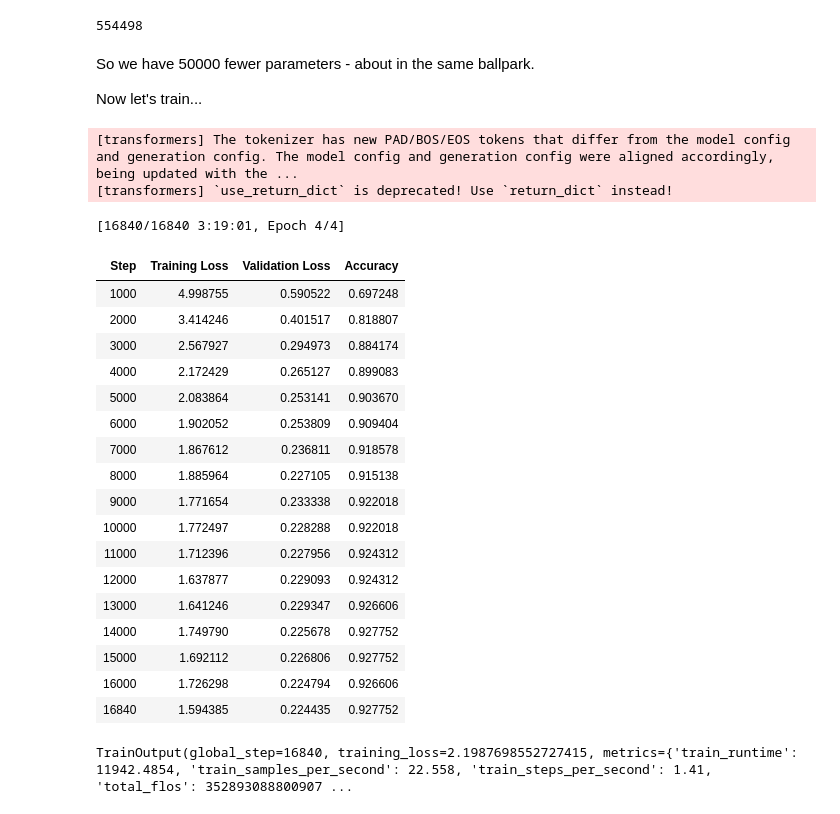
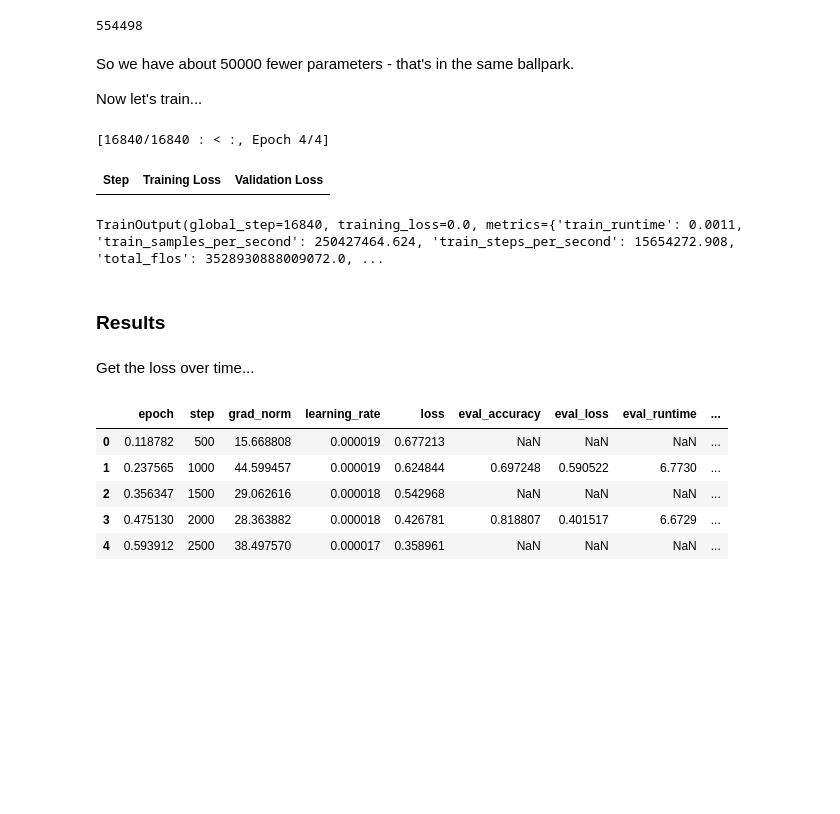
Before and after one commit to tzheng7679/cse5539_hw, a Jupyter notebook: prob_4.ipynb, the cells around one changed output. Drawn from its saved outputs; the diff is of its cells as text; code cells hidden in the pictures; blank space fills up the shorter version.

```diff
--- a/prob_4.ipynb
+++ b/prob_4.ipynb
@@ -26,12 +27,15 @@ else:
 # instantiate the model
 NAME = "answerdotai/ModernBERT-base"
 # %%
-def get_model():
-    return transformers.AutoModelForSequenceClassification.from_pretrained(
+def get_frozen_model():
+    model = transformers.AutoModelForSequenceClassification.from_pretrained(
         NAME,
         dtype="auto",
         num_labels=2,
     )
+    for param in model.base_model.parameters():
+        param.requires_grad_(False)
+    return model
 
 
 # set up the dataset and dataset loading
@@ -50,6 +54,16 @@ ds = ds_raw.map(
 # batch collator
 collator = transformers.DataCollatorWithPadding(tokenizer)
 
+# accuracy setup
+accuracy = evaluate.load("accuracy")
+
+
+def calc_accuracy(p: EvalPrediction) -> dict:
+    return accuracy.compute(
+        predictions=p.predictions.argmax(axis=-1),  # type: ignore
+        references=p.label_ids,
+    )
+
 
 def get_trainer(model, type: str):
     training_args = transformers.TrainingArguments(
@@ -64,6 +78,7 @@ def get_trainer(model, type: str):
         save_strategy="steps",
         save_steps=1000,
         load_best_model_at_end=True,
+        disable_tqdm=False,
     )
 
     return transformers.Trainer(
@@ -179,33 +199,32 @@ lora_model.get_nb_trainable_parameters()[0]
 # %% [output]
 554498
 # %% [markdown]
-So we have 50000 fewer parameters - about in the same ballpark.
+So we have about 50000 fewer parameters - that's in the same ballpark.
 
 Now let's train...
 # %%
 lora_trainer = get_trainer(lora_model, 'lora')
+lora_trainer.train(resume_from_checkpoint=True)
+# %% [output]
+[16840/16840 : < :, Epoch 4/4]
+| Step | Training Loss | Validation Loss |
+TrainOutput(global_step=16840, training_loss=0.0, metrics={'train_runtime': 0.0011, 'train_samples_per_second': 250427464.624, 'train_steps_per_second': 15654272.908, 'total_flos': 3528930888009072.0, ...
-# %%
-lora_trainer.train()
-# %% [output]
-[transformers] The tokenizer has new PAD/BOS/EOS tokens that differ from the model config and generation config. The model config and generation config were aligned accordingly, being updated with the ...
-[transformers] `use_return_dict` is deprecated! Use `return_dict` instead!
-[16840/16840 3:19:01, Epoch 4/4]
-| Step | Training Loss | Validation Loss | Accuracy |
-| 1000 | 4.998755 | 0.590522 | 0.697248 |
-| 2000 | 3.414246 | 0.401517 | 0.818807 |
-| 3000 | 2.567927 | 0.294973 | 0.884174 |
-| 4000 | 2.172429 | 0.265127 | 0.899083 |
-| 5000 | 2.083864 | 0.253141 | 0.903670 |
-| 6000 | 1.902052 | 0.253809 | 0.909404 |
-| 7000 | 1.867612 | 0.236811 | 0.918578 |
-| 8000 | 1.885964 | 0.227105 | 0.915138 |
-| 9000 | 1.771654 | 0.233338 | 0.922018 |
-| 10000 | 1.772497 | 0.228288 | 0.922018 |
-| 11000 | 1.712396 | 0.227956 | 0.924312 |
-| 12000 | 1.637877 | 0.229093 | 0.924312 |
-| 13000 | 1.641246 | 0.229347 | 0.926606 |
-| 14000 | 1.749790 | 0.225678 | 0.927752 |
-| 15000 | 1.692112 | 0.226806 | 0.927752 |
-| 16000 | 1.726298 | 0.224794 | 0.926606 |
-| 16840 | 1.594385 | 0.224435 | 0.927752 |
-TrainOutput(global_step=16840, training_loss=2.1987698552727415, metrics={'train_runtime': 11942.4854, 'train_samples_per_second': 22.558, 'train_steps_per_second': 1.41, 'total_flos': 352893088800907 ...
+# %% [markdown]
+### Results
+# %% [markdown]
+Get the loss over time...
+# %%
+lora_df = (
+    pd.DataFrame(lora_trainer.state.log_history)
+    .groupby(["epoch", "step"], as_index=False)
+    .first()
+)
+lora_df_norm = lora_df.assign(loss=lora_df["loss"] / 8)
+lora_df_norm.head()
+# %% [output]
+|  | epoch | step | grad_norm | learning_rate | loss | eval_accuracy | eval_loss | eval_runtime | ... |
+| 0 | 0.118782 | 500 | 15.668808 | 0.000019 | 0.677213 | NaN | NaN | NaN | ... |
+| 1 | 0.237565 | 1000 | 44.599457 | 0.000019 | 0.624844 | 0.697248 | 0.590522 | 6.7730 | ... |
+| 2 | 0.356347 | 1500 | 29.062616 | 0.000018 | 0.542968 | NaN | NaN | NaN | ... |
+| 3 | 0.475130 | 2000 | 28.363882 | 0.000018 | 0.426781 | 0.818807 | 0.401517 | 6.6729 | ... |
+| 4 | 0.593912 | 2500 | 38.497570 | 0.000017 | 0.358961 | NaN | NaN | NaN | ... |
```
Also changed, not shown: parts of 30 cells of this notebook, 2 other files.
